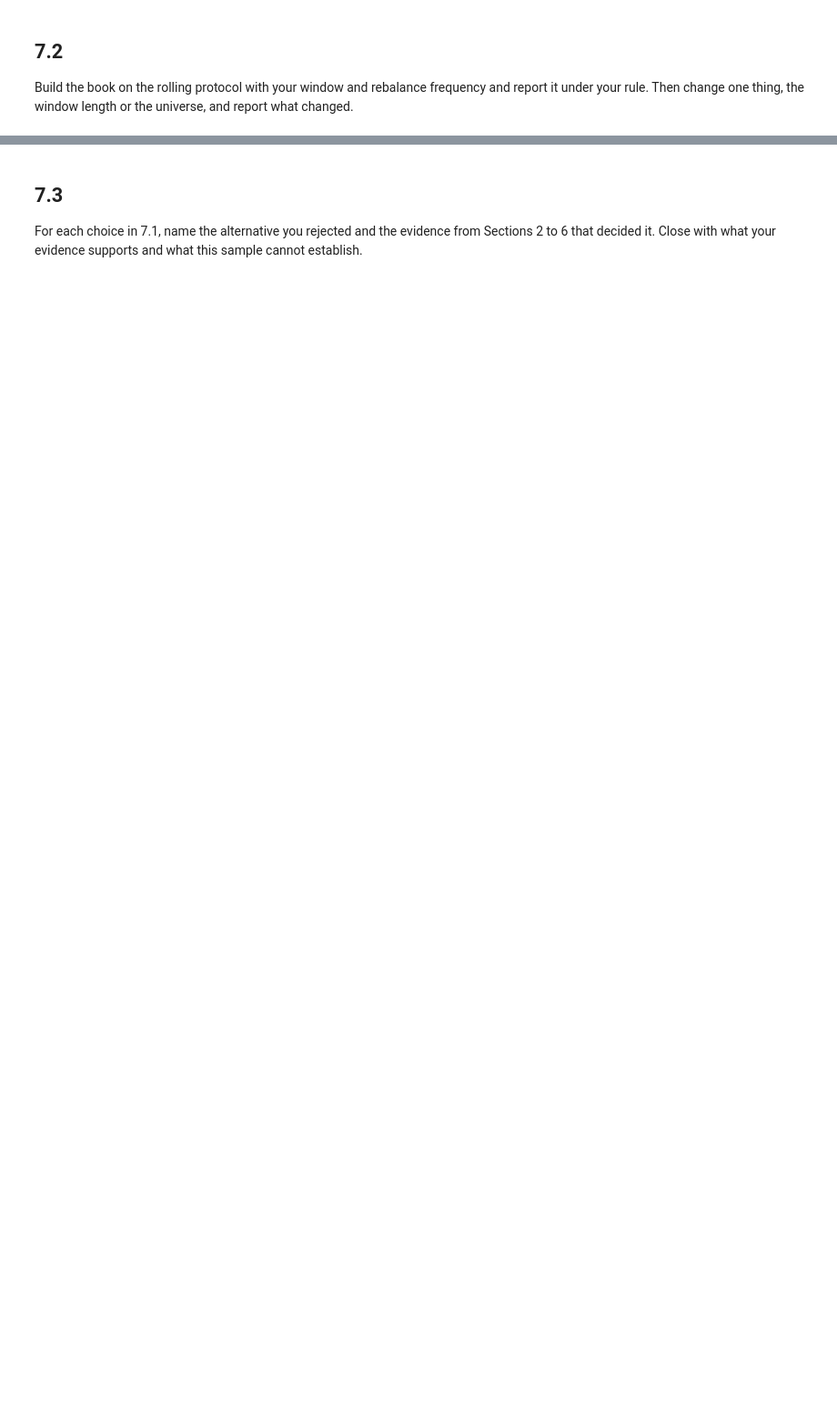
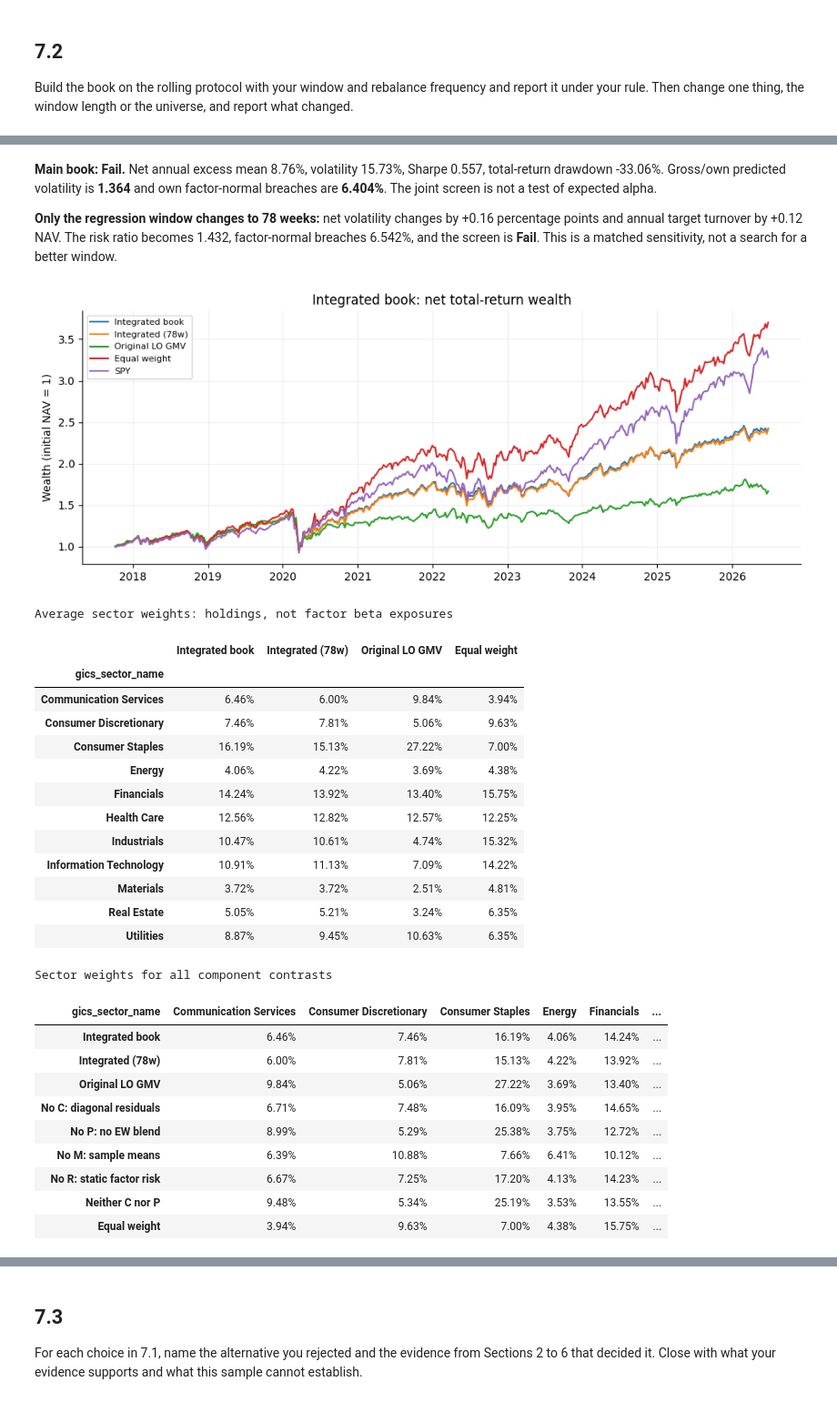
Before and after one commit to psonhoang/finm36700-hw-group-3c, a Jupyter notebook: Midterm_Project/Project_notebook.ipynb, the cells around one changed output, grey strips where cells are left out. Shown at 91% size. Cells and saved outputs as stored; diff of their text form; code cells hidden in the pictures; blank space fills up the shorter version.

```diff
--- a/Midterm_Project/Project_notebook.ipynb
+++ b/Midterm_Project/Project_notebook.ipynb
@@ -1464,0 +1614,60 @@ display(Markdown(
+# %%
+# Evaluate the declared main book before interpreting any component contrast.
+main, short = final_metrics.loc[MAIN], final_metrics.loc[SHORT]
+risk, short_risk = evaluation.loc[MAIN], evaluation.loc[SHORT]
+display(Markdown(f'**Main book: {risk["Risk screen"]}.** Net annual excess mean {main["Mean"]:.2%}, '
+    f'volatility {main["Realized vol"]:.2%}, Sharpe {main["Sharpe"]:.3f}, total-return drawdown {main["Max drawdown"]:.2%}. '
+    f'Gross/own predicted volatility is **{risk["Gross / own"]:.3f}** and own factor-normal breaches are '
+    f'**{risk["Own FN hits"]:.3%}**. The joint screen is not a test of expected alpha.\n\n'
+    f'**Only the regression window changes to 78 weeks:** net volatility changes by '
+    f'{100*(short["Realized vol"]-main["Realized vol"]):+.2f} percentage points and annual target turnover by '
+    f'{short["Annual one-way turnover"]-main["Annual one-way turnover"]:+.2f} NAV. '
+    f'The risk ratio becomes {short_risk["Gross / own"]:.3f}, factor-normal breaches '
+    f'{short_risk["Own FN hits"]:.3%}, and the screen is **{short_risk["Risk screen"]}**. '
+    'This is a matched sensitivity, not a search for a better window.'))
+
+fig, ax = plt.subplots(figsize=(10, 4))
+for label in main_labels:
+    book = final_books[label]
+    wealth = (1+book['excess']+rf.reindex(oos_dates)).cumprod()
+    wealth = pd.concat([pd.Series([1.0], index=[rebalance_dates[0]]), wealth])
+    ax.plot(wealth.index, wealth, label=label)
+ax.set(title='Integrated book: net total-return wealth', ylabel='Wealth (initial NAV = 1)')
+ax.legend(fontsize=8)
+fig.tight_layout()
+plt.show()
+sector_exposure = pd.DataFrame({label: book['weights'].T.groupby(sector_labels).sum().mean(axis=1)
+                               for label, book in stock_books.items()})
+show_table(sector_exposure[daily_main], '{:.2%}', 'Average sector weights: holdings, not factor beta exposures')
+details_table(sector_exposure.T, '{:.2%}', 'Sector weights for all component contrasts')
+display(Markdown('SPY sector look-through weights are not supplied and are not inferred from the terminal capitalization snapshot.'))
+# %% [output]
+**Main book: Fail.** Net annual excess mean 8.76%, volatility 15.73%, Sharpe 0.557, total-return drawdown -33.06%. Gross/own predicted volatility is **1.364** and own factor-normal breaches are **6.404%**. The joint screen is not a test of expected alpha.
+
+**Only the regression window changes to 78 weeks:** net volatility changes by +0.16 percentage points and annual target turnover by +0.12 NAV. The risk ratio becomes 1.432, factor-normal breaches 6.542%, and the screen is **Fail**. This is a matched sensitivity, not a search for a better window.
+[figure, added]
+Average sector weights: holdings, not factor beta exposures
+|  | Integrated book | Integrated (78w) | Original LO GMV | Equal weight |
+| gics_sector_name |  |  |  |  |
+| Communication Services | 6.46% | 6.00% | 9.84% | 3.94% |
+| Consumer Discretionary | 7.46% | 7.81% | 5.06% | 9.63% |
+| Consumer Staples | 16.19% | 15.13% | 27.22% | 7.00% |
+| Energy | 4.06% | 4.22% | 3.69% | 4.38% |
+| Financials | 14.24% | 13.92% | 13.40% | 15.75% |
+| Health Care | 12.56% | 12.82% | 12.57% | 12.25% |
+| Industrials | 10.47% | 10.61% | 4.74% | 15.32% |
+| Information Technology | 10.91% | 11.13% | 7.09% | 14.22% |
+| Materials | 3.72% | 3.72% | 2.51% | 4.81% |
+| Real Estate | 5.05% | 5.21% | 3.24% | 6.35% |
+| Utilities | 8.87% | 9.45% | 10.63% | 6.35% |
+Sector weights for all component contrasts
+| gics_sector_name | Communication Services | Consumer Discretionary | Consumer Staples | Energy | Financials | ... |
+| Integrated book | 6.46% | 7.46% | 16.19% | 4.06% | 14.24% | ... |
+| Integrated (78w) | 6.00% | 7.81% | 15.13% | 4.22% | 13.92% | ... |
+| Original LO GMV | 9.84% | 5.06% | 27.22% | 3.69% | 13.40% | ... |
+| No C: diagonal residuals | 6.71% | 7.48% | 16.09% | 3.95% | 14.65% | ... |
+| No P: no EW blend | 8.99% | 5.29% | 25.38% | 3.75% | 12.72% | ... |
+| No M: sample means | 6.39% | 10.88% | 7.66% | 6.41% | 10.12% | ... |
+| No R: static factor risk | 6.67% | 7.25% | 17.20% | 4.13% | 14.23% | ... |
+| Neither C nor P | 9.48% | 5.34% | 25.19% | 3.53% | 13.55% | ... |
+| Equal weight | 3.94% | 9.63% | 7.00% | 4.38% | 15.75% | ... |
```
Also changed, not shown: parts of 29 cells of this notebook.
